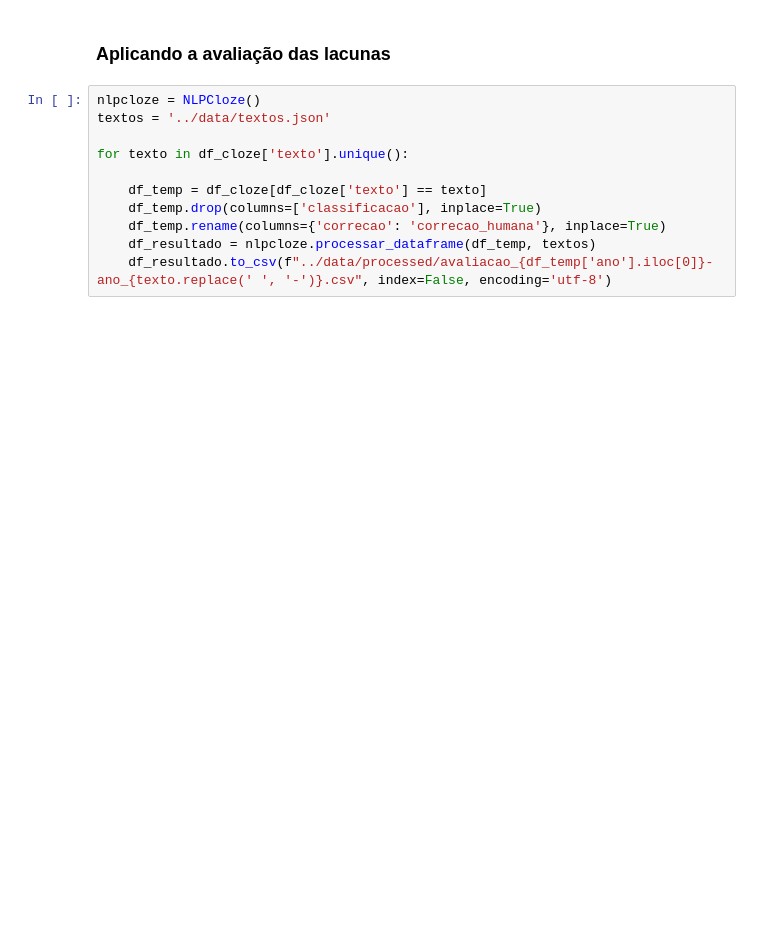
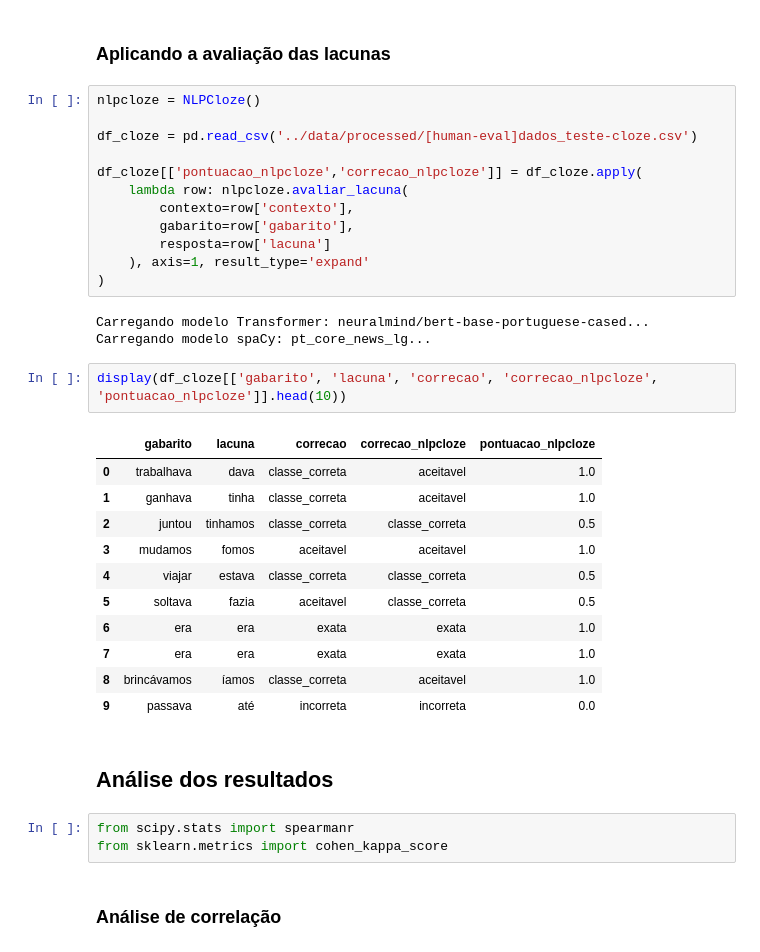
Before and after one commit to tuliosg/nlp-cloze, a Jupyter notebook: src/Avaliação de eficiência na leitura - uma abordagem baseada em PLN.ipynb, the cells around one changed output. Cells and saved outputs as stored; diff of their text form; blank space fills up the shorter version.

```diff
--- a/src/Avaliação de eficiência na leitura - uma abordagem baseada em PLN.ipynb
+++ b/src/Avaliação de eficiência na leitura - uma abordagem baseada em PLN.ipynb
@@ -26,13 +16,38 @@ df_cloze.head()
 # %% [markdown]
 ### **Aplicando a avaliação das lacunas**
-# %%
-nlpcloze = NLPCloze()
-textos = '../data/textos.json'
-
-for texto in df_cloze['texto'].unique():
-
-    df_temp = df_cloze[df_cloze['texto'] == texto]
-    df_temp.drop(columns=['classificacao'], inplace=True)
-    df_temp.rename(columns={'correcao': 'correcao_humana'}, inplace=True)
-    df_resultado = nlpcloze.processar_dataframe(df_temp, textos)
-    df_resultado.to_csv(f"../data/processed/avaliacao_{df_temp['ano'].iloc[0]}-ano_{texto.replace(' ', '-')}.csv", index=False, encoding='utf-8')
+# %%
+nlpcloze = NLPCloze()
+
+df_cloze = pd.read_csv('../data/processed/[human-eval]dados_teste-cloze.csv')
+
+df_cloze[['pontuacao_nlpcloze','correcao_nlpcloze']] = df_cloze.apply(
+    lambda row: nlpcloze.avaliar_lacuna(
+        contexto=row['contexto'],
+        gabarito=row['gabarito'],
+        resposta=row['lacuna']
+    ), axis=1, result_type='expand'
+)
+# %% [output]
+Carregando modelo Transformer: neuralmind/bert-base-portuguese-cased...
+Carregando modelo spaCy: pt_core_news_lg...
+# %%
+display(df_cloze[['gabarito', 'lacuna', 'correcao', 'correcao_nlpcloze', 'pontuacao_nlpcloze']].head(10))
+# %% [output]
+|  | gabarito | lacuna | correcao | correcao_nlpcloze | pontuacao_nlpcloze |
+| 0 | trabalhava | dava | classe_correta | aceitavel | 1.0 |
+| 1 | ganhava | tinha | classe_correta | aceitavel | 1.0 |
+| 2 | juntou | tinhamos | classe_correta | classe_correta | 0.5 |
+| 3 | mudamos | fomos | aceitavel | aceitavel | 1.0 |
+| 4 | viajar | estava | classe_correta | classe_correta | 0.5 |
+| 5 | soltava | fazia | aceitavel | classe_correta | 0.5 |
+| 6 | era | era | exata | exata | 1.0 |
+| 7 | era | era | exata | exata | 1.0 |
+| 8 | brincávamos | íamos | classe_correta | aceitavel | 1.0 |
+| 9 | passava | até | incorreta | incorreta | 0.0 |
+# %% [markdown]
+## **Análise dos resultados**
+# %%
+from scipy.stats import spearmanr
+from sklearn.metrics import cohen_kappa_score
+# %% [markdown]
+### **Análise de correlação**
```
Also changed, not shown: parts of 9 cells of this notebook, 17 other files.
